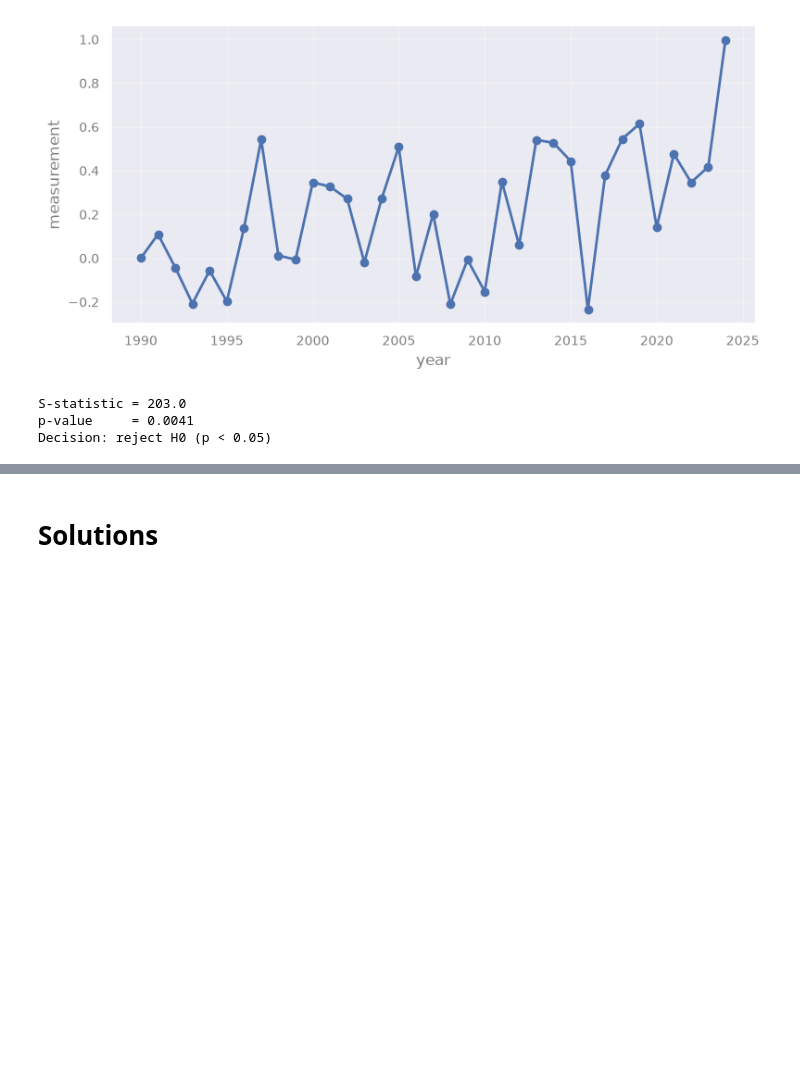
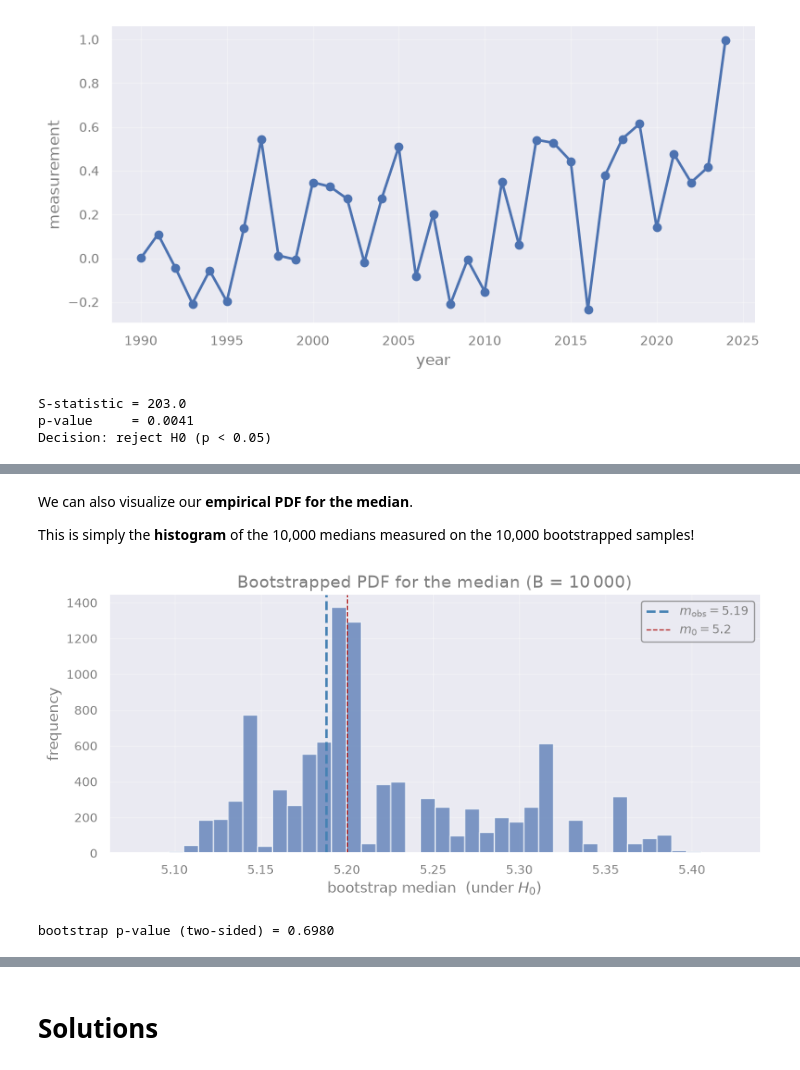
Before and after one commit to AstroStat-Academy/astrostat-school-7, a Jupyter notebook: Hypothesis_Testing/Hypothesis_Testing.ipynb, the cells around one changed output, grey strips where cells are left out. Drawn from its saved outputs; the diff is of its cells as text; code cells hidden in the pictures; blank space fills up the shorter version.

```diff
--- a/Hypothesis_Testing/Hypothesis_Testing.ipynb
+++ b/Hypothesis_Testing/Hypothesis_Testing.ipynb
@@ -540,0 +635,45 @@ Decision: reject H0 (p < 0.05)
+# %%
+# ── Bootstrap null distribution of the median ─────────────────────────────
+
+# Seed the random generator, so the resampling is reproducible.
+rng = np.random.default_rng(seed=42)
+
+# Number of bootstrapped samples to draw.
+B = 10_000
+
+# Shift the sample so that its median is exactly m0.
+'''This enforces H0 on the resampling pool: the bootstrapped samples will
+scatter around m0, i.e. they describe a world where H0 is true.'''
+X_GC_shifted = X_GC - m_obs + m0
+
+# Draw B x n random indices between 0 and n-1, with repetitions allowed.
+boot_idx = rng.integers(0, n_GC, size=(B, n_GC))
+
+# Apply indexes to obtained B bootstrapped samples.
+boot_samples = X_GC_shifted[boot_idx]
+
+# Compute the statistic (the median) on each row.
+'''These B values are the empirical PDF of the median under H0.'''
+boot_T = np.median(boot_samples, axis=1)
+# %% [markdown]
+We can also visualize our **empirical PDF for the median**.
+
+This is simply the **histogram** of the 10,000 medians measured on the 10,000 bootstrapped samples!
+# %%
+fig, ax = plt.subplots(figsize=(8.5, 4))
+ax.hist(boot_T, bins=40, color="C0", alpha=0.7, edgecolor="white")
+ax.axvline(m_obs, color="steelblue", lw=2, ls="--", label=fr"$m_{{\mathrm{{obs}}}} = {m_obs:.2f}$")
+ax.axvline(m0,    color="firebrick", lw=1, ls="--", label=fr"$m_0 = {m0}$")
+ax.set_xlabel("bootstrap median  (under $H_0$)")
+ax.set_ylabel("frequency")
+ax.set_title(r"Bootstrapped PDF for the median (B = 10$\,$000)")
+ax.legend()
+plt.show()
+# %% [output]
+[figure, added]
+# %%
+# Two-sided bootstrap p-value
+p_boot = np.mean(np.abs(boot_T - m0) >= abs(m_obs - m0))
+print(f"bootstrap p-value (two-sided) = {p_boot:.4f}")
+# %% [output]
+bootstrap p-value (two-sided) = 0.6980
```
Also changed, not shown: parts of 19 cells of this notebook, 1 other file.
